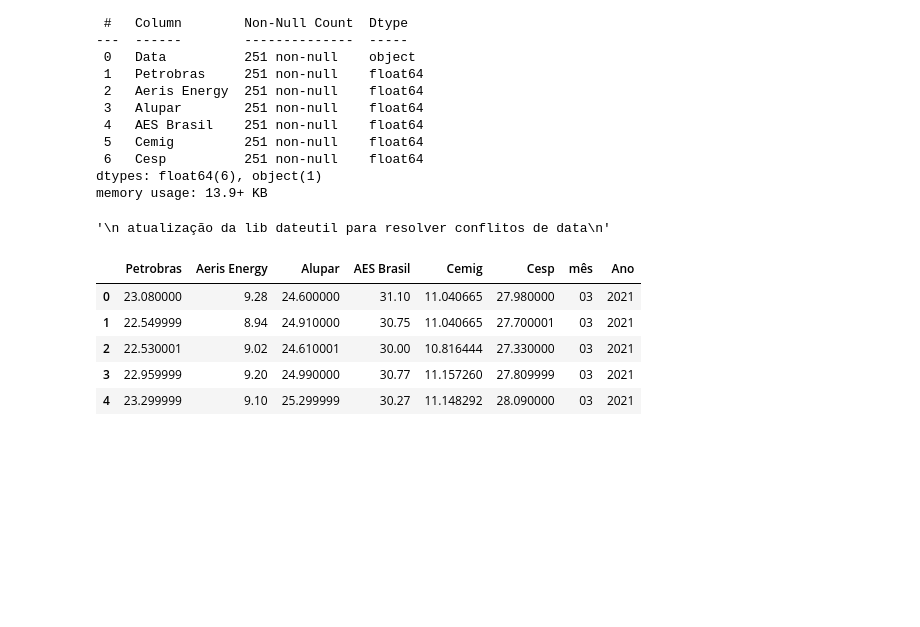
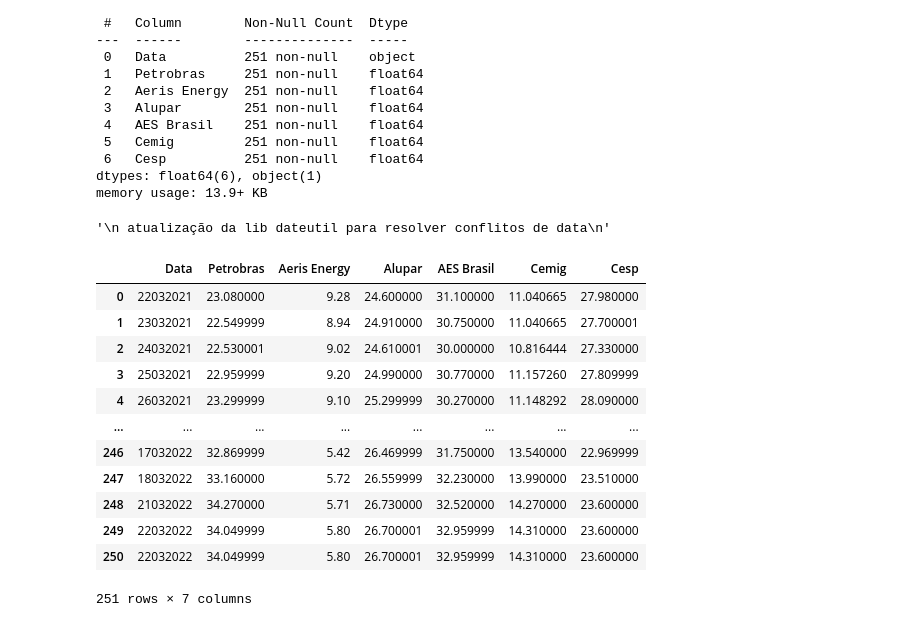
Before and after one commit to isaacuchoa/energiaDataB3, a Jupyter notebook: energiaB3.ipynb, the cells around one changed output. Drawn from its saved outputs; the diff is of its cells as text; code cells hidden in the pictures; blank space fills up the shorter version.

Commit message:
Atualização da data e criação de gráfico plot

```diff
--- a/energiaB3.ipynb
+++ b/energiaB3.ipynb
@@ -66,18 +66,22 @@ memory usage: 13.9+ KB
 # %% [output]
 '\n atualização da lib dateutil para resolver conflitos de data\n'
 # %%
-# Criar coluna ano e mês
+# Alterando coluna de data para o formato datetime
 
-dados['mês'] = pd.to_datetime(dados['Data']).dt.strftime('%m')
-dados['Ano'] = pd.to_datetime(dados['Data']).dt.strftime('%Y')
+dados['Data'] = pd.to_datetime(dados['Data']).dt.strftime('%d%m%Y')
 
-#Excluir coluna Data
-dados = dados.drop(columns=['Data'])
-dados.head()
+dados
 # %% [output]
-|  | Petrobras | Aeris Energy | Alupar | AES Brasil | Cemig | Cesp | mês | Ano |
-| 0 | 23.080000 | 9.28 | 24.600000 | 31.10 | 11.040665 | 27.980000 | 03 | 2021 |
-| 1 | 22.549999 | 8.94 | 24.910000 | 30.75 | 11.040665 | 27.700001 | 03 | 2021 |
-| 2 | 22.530001 | 9.02 | 24.610001 | 30.00 | 10.816444 | 27.330000 | 03 | 2021 |
-| 3 | 22.959999 | 9.20 | 24.990000 | 30.77 | 11.157260 | 27.809999 | 03 | 2021 |
-| 4 | 23.299999 | 9.10 | 25.299999 | 30.27 | 11.148292 | 28.090000 | 03 | 2021 |
+|  | Data | Petrobras | Aeris Energy | Alupar | AES Brasil | Cemig | Cesp |
+| 0 | 22032021 | 23.080000 | 9.28 | 24.600000 | 31.100000 | 11.040665 | 27.980000 |
+| 1 | 23032021 | 22.549999 | 8.94 | 24.910000 | 30.750000 | 11.040665 | 27.700001 |
+| 2 | 24032021 | 22.530001 | 9.02 | 24.610001 | 30.000000 | 10.816444 | 27.330000 |
+| 3 | 25032021 | 22.959999 | 9.20 | 24.990000 | 30.770000 | 11.157260 | 27.809999 |
+| 4 | 26032021 | 23.299999 | 9.10 | 25.299999 | 30.270000 | 11.148292 | 28.090000 |
+| ... | ... | ... | ... | ... | ... | ... | ... |
+| 246 | 17032022 | 32.869999 | 5.42 | 26.469999 | 31.750000 | 13.540000 | 22.969999 |
+| 247 | 18032022 | 33.160000 | 5.72 | 26.559999 | 32.230000 | 13.990000 | 23.510000 |
+| 248 | 21032022 | 34.270000 | 5.71 | 26.730000 | 32.520000 | 14.270000 | 23.600000 |
+| 249 | 22032022 | 34.049999 | 5.80 | 26.700001 | 32.959999 | 14.310000 | 23.600000 |
+| 250 | 22032022 | 34.049999 | 5.80 | 26.700001 | 32.959999 | 14.310000 | 23.600000 |
+251 rows × 7 columns
```
Also changed, not shown: parts of 2 cells of this notebook.
